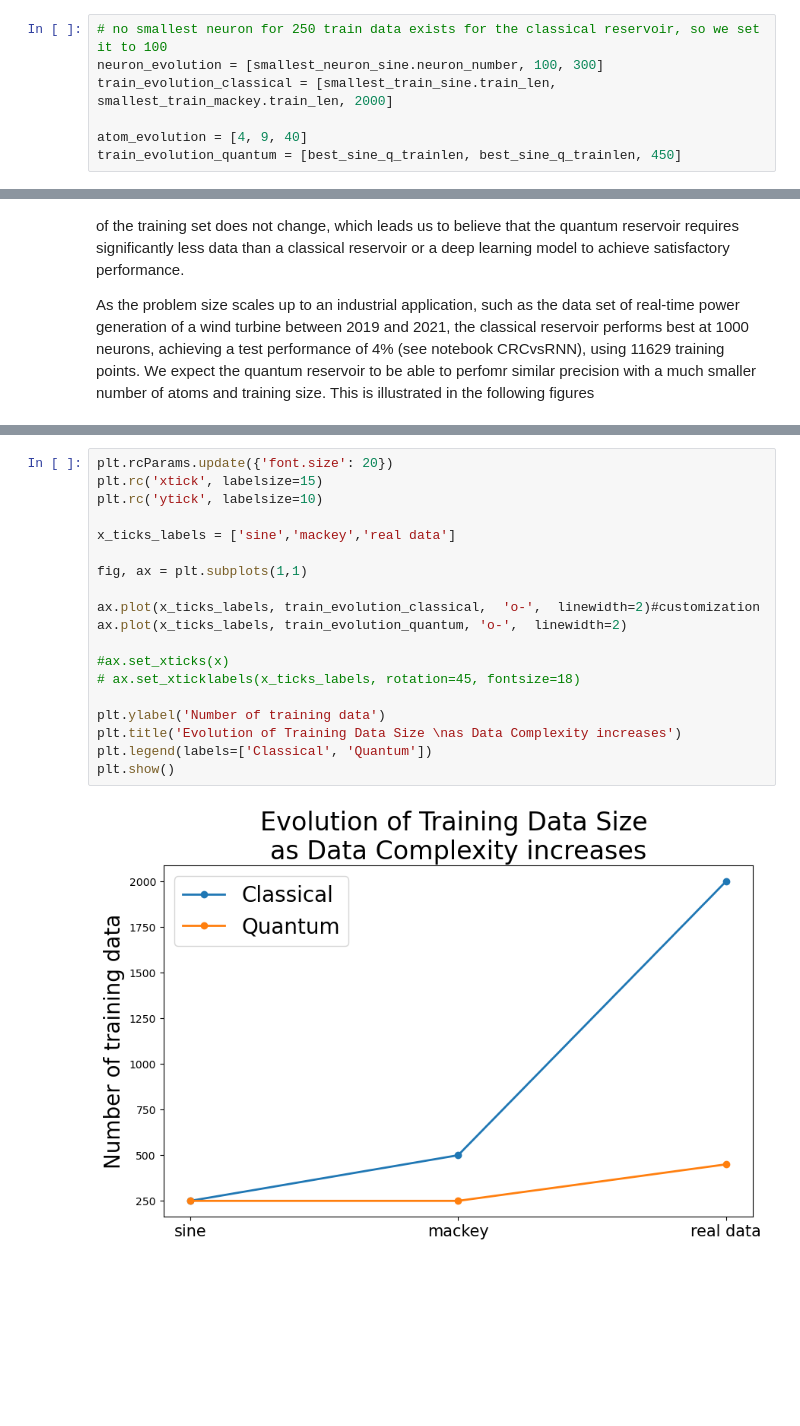
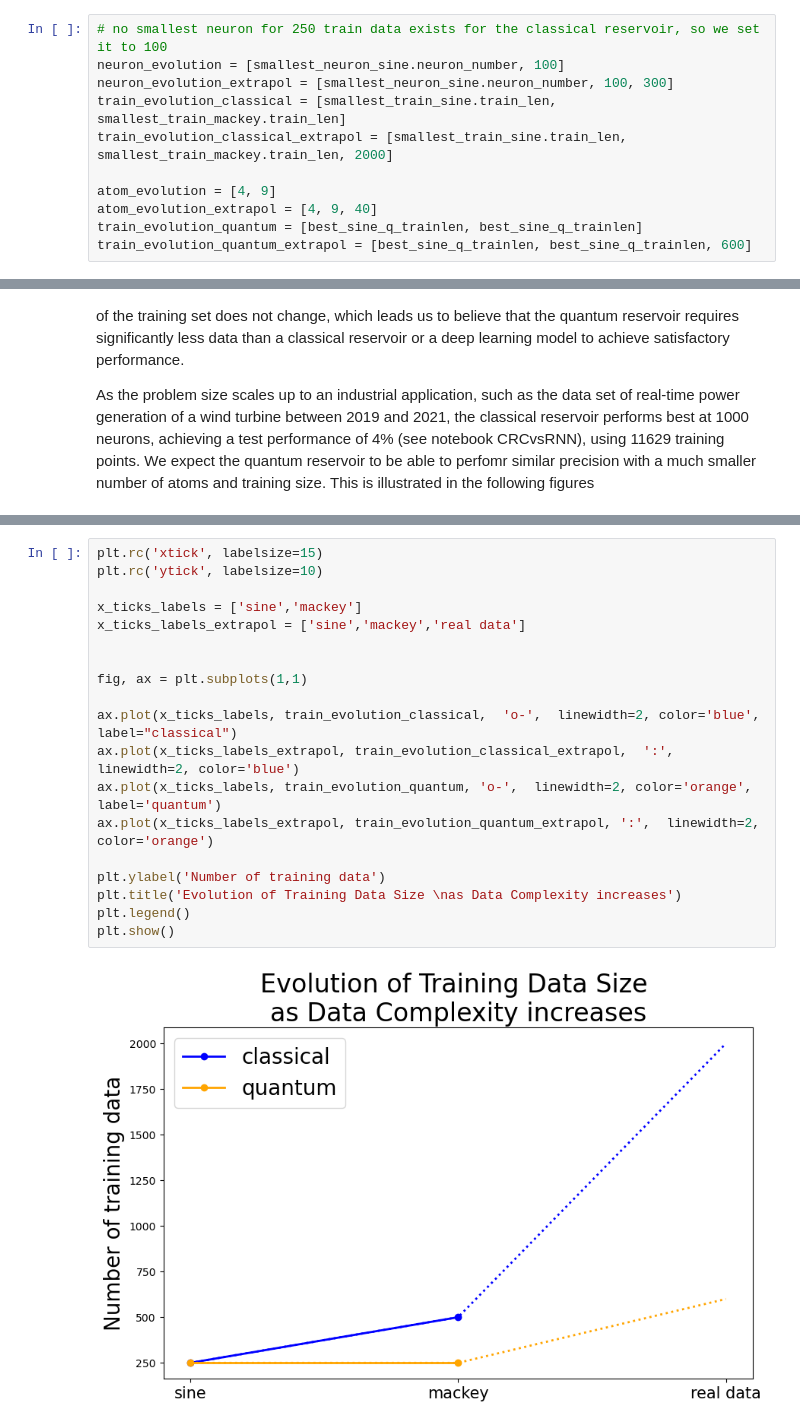
Before and after one commit to NaomiChmielewski/NAREF_Blaise_PASQAL_Hackathon, a Jupyter notebook: extrapolate.ipynb, the cells around one changed output, grey strips where cells are left out. Saved outputs shown, nothing was run; the diff lists cells and outputs as text; blank space fills up the shorter version.

```diff
--- a/extrapolate.ipynb
+++ b/extrapolate.ipynb
@@ -79,11 +79,15 @@ smallest_train_mackey
 | 335 | mackey | 500 | 30 | 15 | 8 | 0.008251 | 0.009784 |
 # %%
 # no smallest neuron for 250 train data exists for the classical reservoir, so we set it to 100
-neuron_evolution = [smallest_neuron_sine.neuron_number, 100, 300]
-train_evolution_classical = [smallest_train_sine.train_len, smallest_train_mackey.train_len, 2000]
+neuron_evolution = [smallest_neuron_sine.neuron_number, 100]
+neuron_evolution_extrapol = [smallest_neuron_sine.neuron_number, 100, 300]
+train_evolution_classical = [smallest_train_sine.train_len, smallest_train_mackey.train_len]
+train_evolution_classical_extrapol = [smallest_train_sine.train_len, smallest_train_mackey.train_len, 2000]
 
-atom_evolution = [4, 9, 40]
-train_evolution_quantum = [best_sine_q_trainlen, best_sine_q_trainlen, 450]
+atom_evolution = [4, 9]
+atom_evolution_extrapol = [4, 9, 40]
+train_evolution_quantum = [best_sine_q_trainlen, best_sine_q_trainlen]
+train_evolution_quantum_extrapol = [best_sine_q_trainlen, best_sine_q_trainlen, 600]
 # %% [markdown]
 ## Analysis and Extrapolations
 
@@ -122,21 +127,21 @@ plt.show()
 # %%
-plt.rcParams.update({'font.size': 20})
 plt.rc('xtick', labelsize=15)
 plt.rc('ytick', labelsize=10)
 
-x_ticks_labels = ['sine','mackey','real data']
+x_ticks_labels = ['sine','mackey']
+x_ticks_labels_extrapol = ['sine','mackey','real data']
+
 
 fig, ax = plt.subplots(1,1)
 
-ax.plot(x_ticks_labels, train_evolution_classical,  'o-',  linewidth=2)#customization
-ax.plot(x_ticks_labels, train_evolution_quantum, 'o-',  linewidth=2)
-
-#ax.set_xticks(x)
-# ax.set_xticklabels(x_ticks_labels, rotation=45, fontsize=18)
+ax.plot(x_ticks_labels, train_evolution_classical,  'o-',  linewidth=2, color='blue', label="classical")
+ax.plot(x_ticks_labels_extrapol, train_evolution_classical_extrapol,  ':',  linewidth=2, color='blue')
+ax.plot(x_ticks_labels, train_evolution_quantum, 'o-',  linewidth=2, color='orange', label='quantum')
+ax.plot(x_ticks_labels_extrapol, train_evolution_quantum_extrapol, ':',  linewidth=2, color='orange')
 
 plt.ylabel('Number of training data')
 plt.title('Evolution of Training Data Size \nas Data Complexity increases')
-plt.legend(labels=['Classical', 'Quantum'])
+plt.legend()
 plt.show()
 # %% [output]
-[figure, old version]
+[figure, new version]
```
Also changed, not shown: parts of 1 cell of this notebook.
